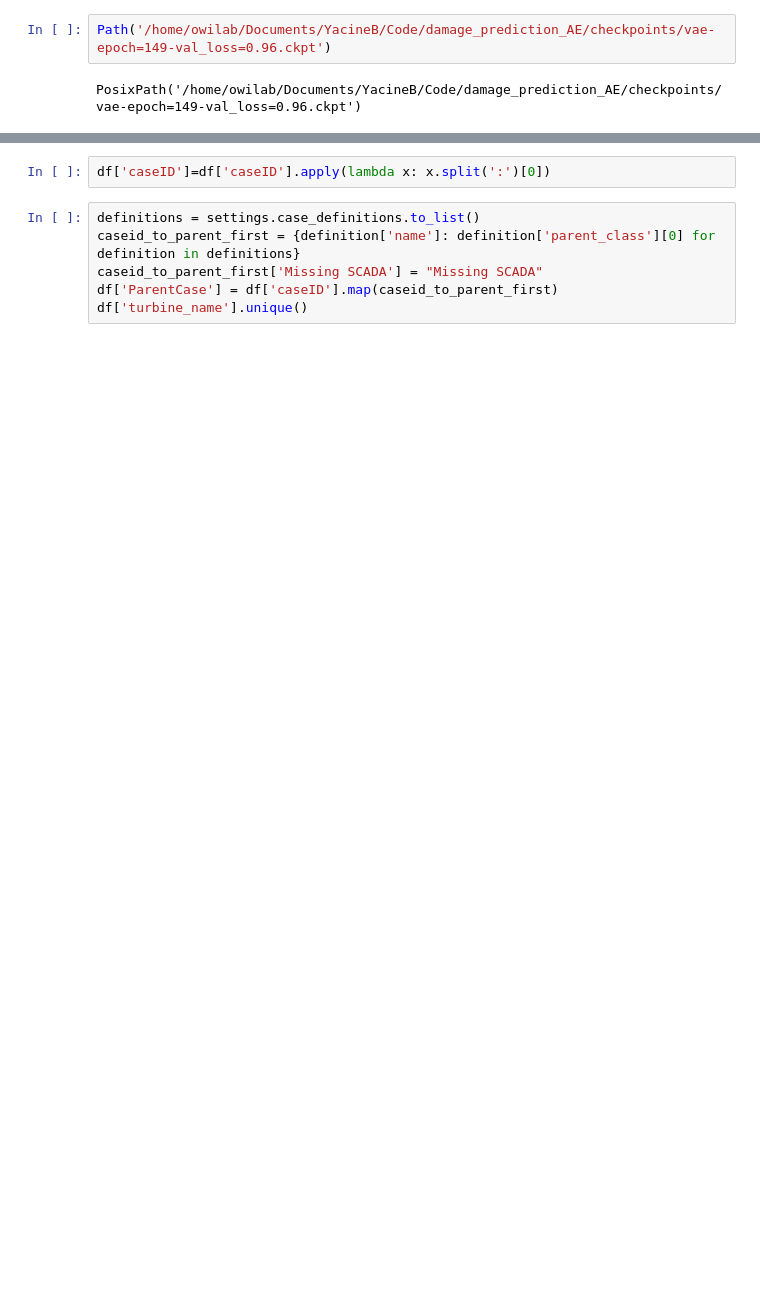
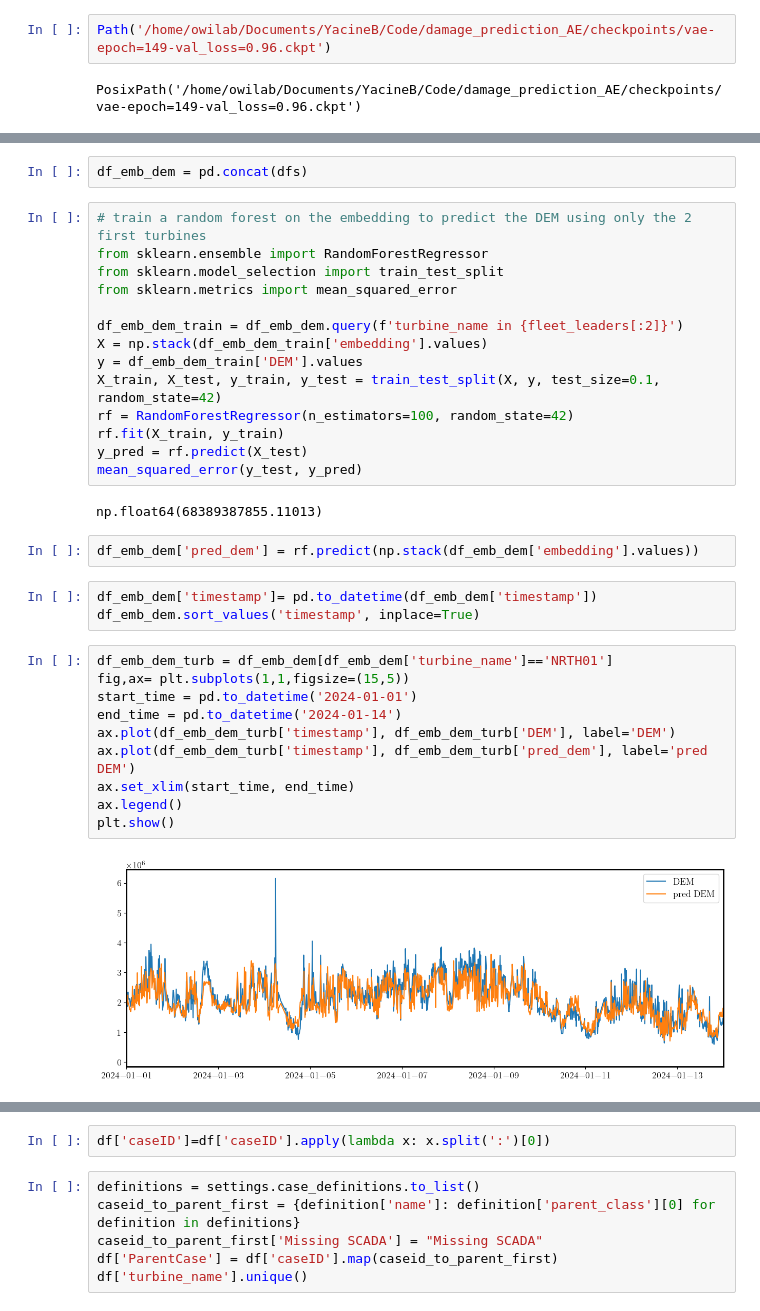
Before and after one commit to YacineBelHadj/damage_prediction_AE, a Jupyter notebook: src/model/vae_multi_sensor.ipynb, the cells around one changed output, grey strips where cells are left out. Saved outputs shown, nothing was run; the diff lists cells and outputs as text; blank space fills up the shorter version.

```diff
--- a/src/model/vae_multi_sensor.ipynb
+++ b/src/model/vae_multi_sensor.ipynb
@@ -278,0 +278,35 @@ data_loader_dem.setup()
+# %%
+df_emb_dem = pd.concat(dfs)
+# %%
+# train a random forest on the embedding to predict the DEM using only the 2 first turbines
+from sklearn.ensemble import RandomForestRegressor
+from sklearn.model_selection import train_test_split
+from sklearn.metrics import mean_squared_error
+
+df_emb_dem_train = df_emb_dem.query(f'turbine_name in {fleet_leaders[:2]}')
+X = np.stack(df_emb_dem_train['embedding'].values)
+y = df_emb_dem_train['DEM'].values
+X_train, X_test, y_train, y_test = train_test_split(X, y, test_size=0.1, random_state=42)
+rf = RandomForestRegressor(n_estimators=100, random_state=42)
+rf.fit(X_train, y_train)
+y_pred = rf.predict(X_test)
+mean_squared_error(y_test, y_pred)
+# %% [output]
+np.float64(68389387855.11013)
+# %%
+df_emb_dem['pred_dem'] = rf.predict(np.stack(df_emb_dem['embedding'].values))
+# %%
+df_emb_dem['timestamp']= pd.to_datetime(df_emb_dem['timestamp'])
+df_emb_dem.sort_values('timestamp', inplace=True)
+# %%
+df_emb_dem_turb = df_emb_dem[df_emb_dem['turbine_name']=='NRTH01']
+fig,ax= plt.subplots(1,1,figsize=(15,5))
+start_time = pd.to_datetime('2024-01-01')
+end_time = pd.to_datetime('2024-01-14')
+ax.plot(df_emb_dem_turb['timestamp'], df_emb_dem_turb['DEM'], label='DEM')
+ax.plot(df_emb_dem_turb['timestamp'], df_emb_dem_turb['pred_dem'], label='pred DEM')
+ax.set_xlim(start_time, end_time)
+ax.legend()
+plt.show()
+# %% [output]
+[figure, added]
```
Also changed, not shown: parts of 45 cells of this notebook, 23 other files.
